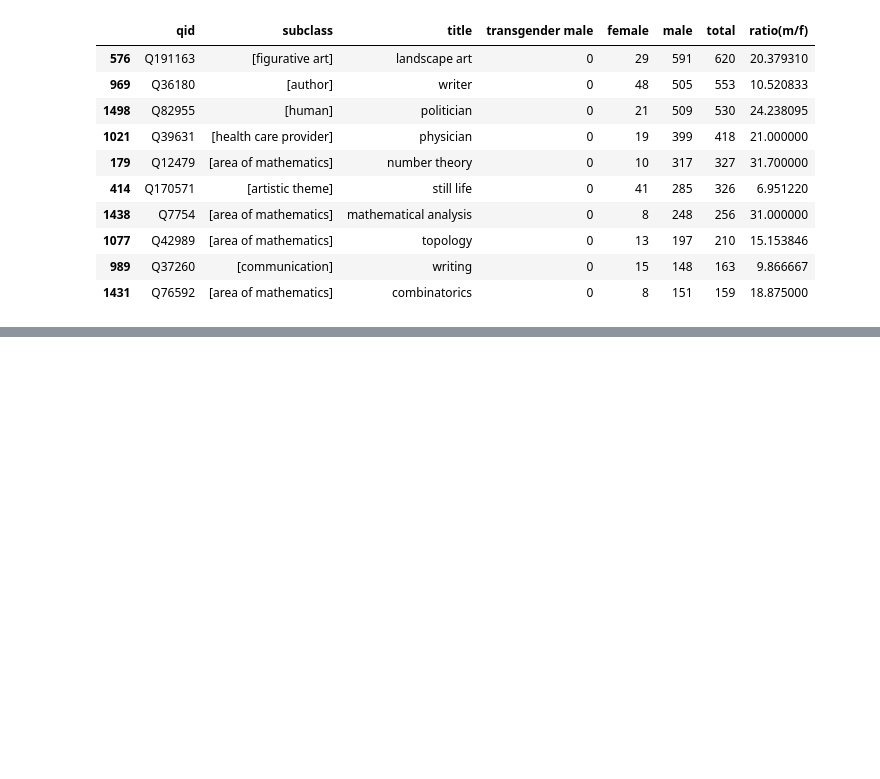
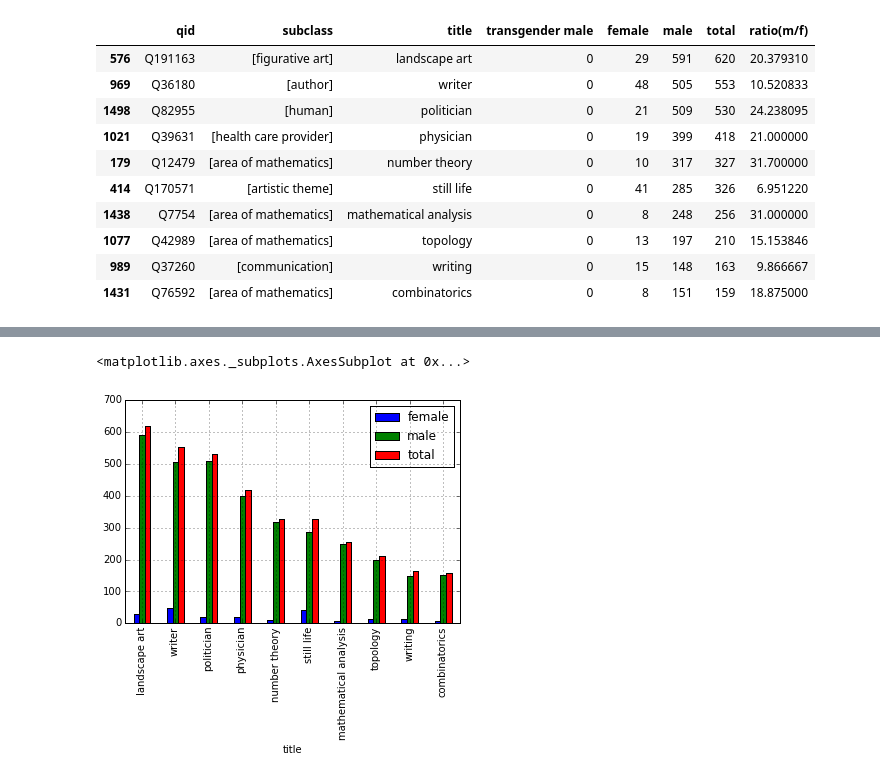
Before and after one commit to notconfusing/WIGI, a Jupyter notebook: Field_of_work_Analysis.ipynb, the cells around one changed output, grey strips where cells are left out. Cells and saved outputs as stored; diff of their text form; code cells hidden in the pictures; blank space fills up the shorter version.

```diff
--- a/Field_of_work_Analysis.ipynb
+++ b/Field_of_work_Analysis.ipynb
@@ -157,3 +158,10 @@ fow.sort('female', ascending=False)[:10]
 | 606 | Q194294 | [ethics] | bioethics | 0 | 17 | 79 | 96 | 4.647059 | 0.215190 |
 | 989 | Q37260 | [communication] | writing | 0 | 15 | 148 | 163 | 9.866667 | 0.101351 |
 | 1320 | Q6495391 | [Uncategorized] | late modern period | 0 | 14 | 75 | 89 | 5.357143 | 0.186667 |
+# %%
+_sfow = fow.sort('total', ascending=False)
+_sfow = _sfow.set_index('title')
+_sfow.iloc[:10, 3:6].plot(kind='bar')
+# %% [output]
+<matplotlib.axes._subplots.AxesSubplot at 0x...>
+[figure, added]
```
Also changed, not shown: parts of 3 cells of this notebook, 1 other file.
